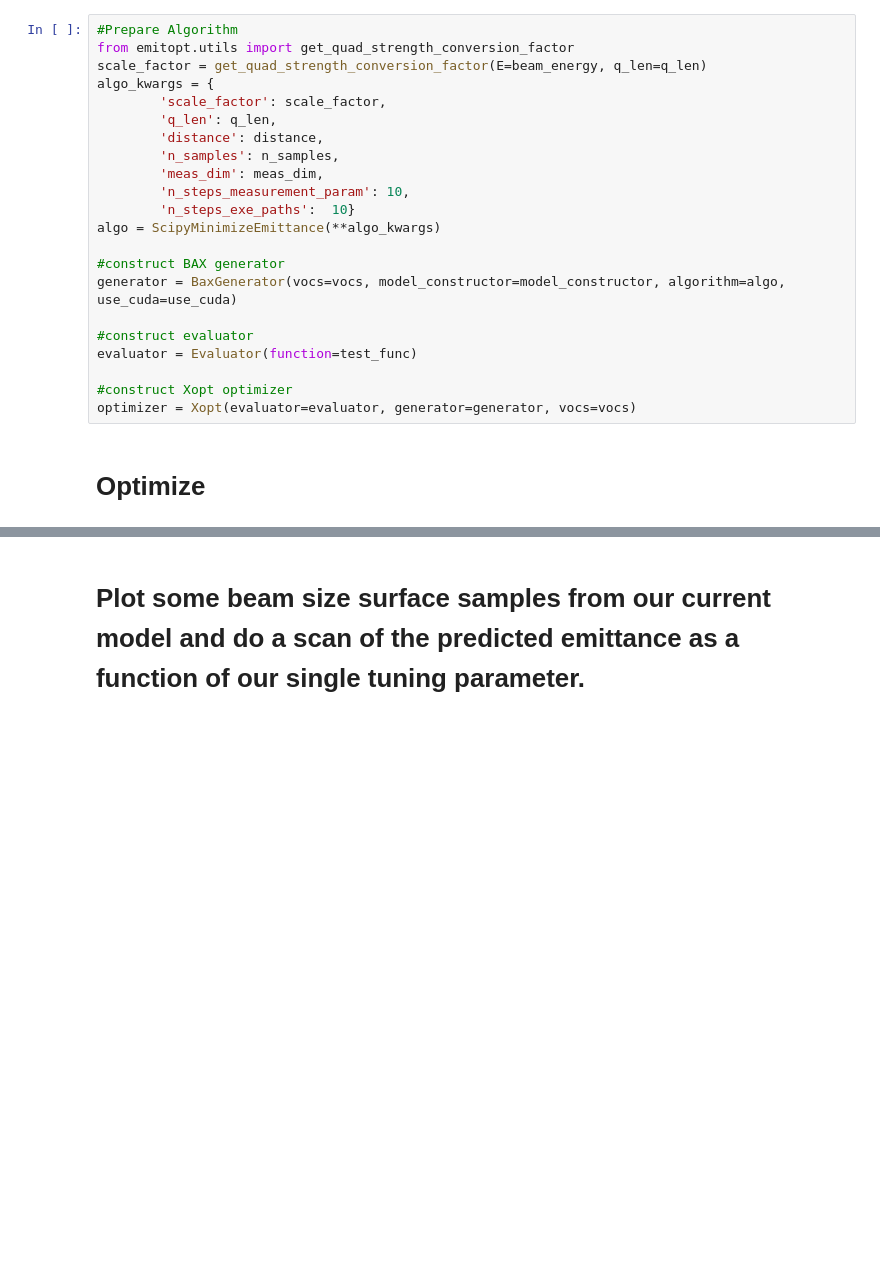
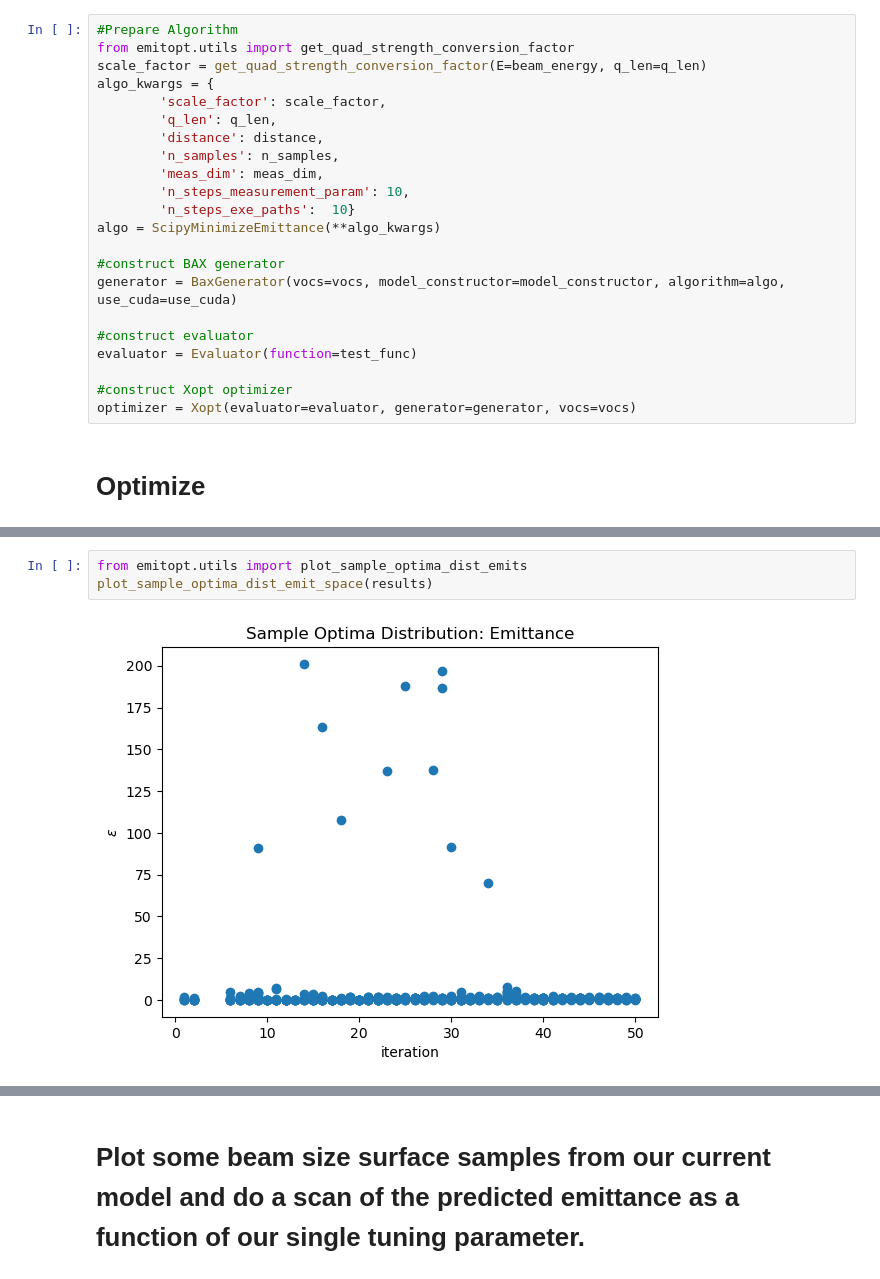
Before and after one commit to roussel-ryan/emitopt, a Jupyter notebook: examples/bax-emittance-minimization-toy-model.ipynb, the cells around one changed output, grey strips where cells are left out. Cells and saved outputs as stored; diff of their text form; blank space fills up the shorter version.

```diff
--- a/examples/bax-emittance-minimization-toy-model.ipynb
+++ b/examples/bax-emittance-minimization-toy-model.ipynb
@@ -325,0 +353,5 @@ sample validity rate: tensor([0.9466])
+# %%
+from emitopt.utils import plot_sample_optima_dist_emits
+plot_sample_optima_dist_emit_space(results)
+# %% [output]
+[figure, added]
```
Also changed, not shown: parts of 7 cells of this notebook, 6 other files.
